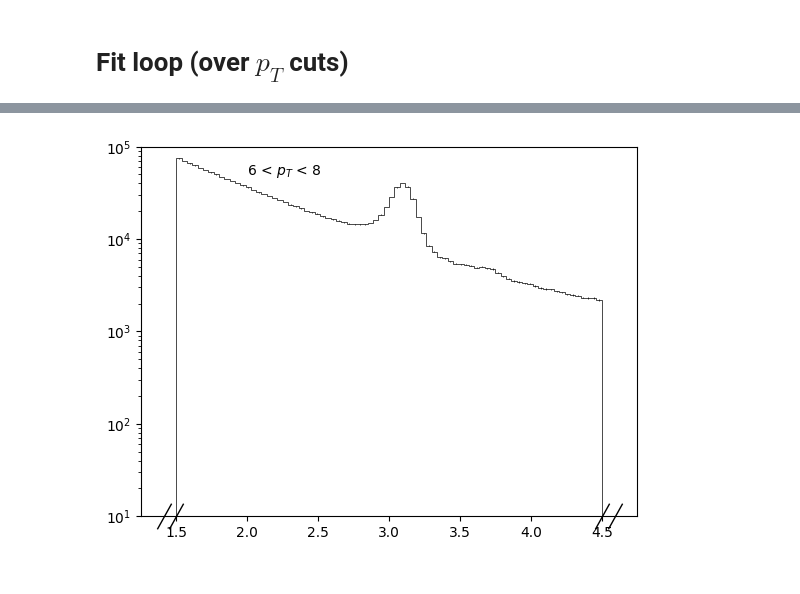
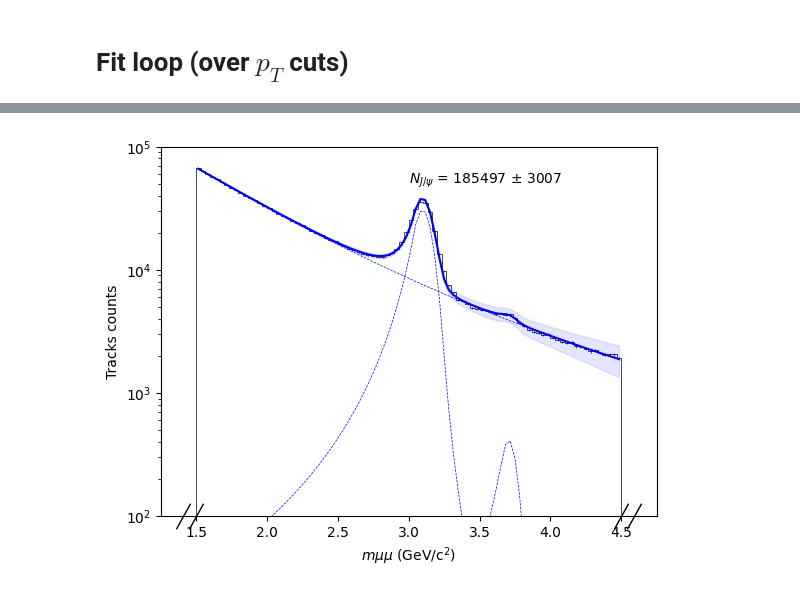
Before and after one commit to nantes-m2-rps-exp/qqbar2mumu-2023, a Jupyter notebook: notebooks/fit.ipynb, the cells around one changed output, grey strips where cells are left out. Saved outputs shown, nothing was run; the diff lists cells and outputs as text; code cells hidden in the pictures.

Commit message:
new plot for all pT

```diff
--- a/notebooks/fit.ipynb
+++ b/notebooks/fit.ipynb
@@ -334,23 +370,113 @@ fig[2].savefig('fig/final_fit.pdf')
 # %%
 def fillhist(h, type):
     f = open(f'mass/{type}.CMUL.npy', 'rb')
     for i in range(nruns):
         A = np.load(f)
         h.fill(A)
     f.close()
 
 # Fill histograms
-hmc = hist.Hist(hist.axis.Regular(bins=nbin,start=massmin,stop=massmax))
+#hmc = hist.Hist(hist.axis.Regular(bins=nbin,start=massmin,stop=massmax))
 hdata = hist.Hist(hist.axis.Regular(bins=nbin,start=massmin,stop=massmax))
 
 
-fig1 = plt.figure(2)
 #fillhist(hmc, 'mc')
 fillhist(hdata, 'data')
+
+mass, Ndata = gethistdata(hdata,massmin,massmax)
+
+
+fig = plt.figure()
+ax = plt.gca()
+
 hdata.plot(label="Selected MC events",color='black',ls='-',lw=0.5)
-setaxes(plt.gca())
+
+#########################
+#  Data background fit  #
+#########################
+
+if 1:
+    # Remove JPsi and Psi2S intervals from data in order to fit the background only
+    Dbg = ~((2.3<mass)*(mass<4.0))
+
+    # Fit bg
+    if fit_on:
+        try:
+            pfitbg, covbg = curve_fit(expVWG, mass[Dbg], (Ndata[Dbg]), sigma=np.sqrt(Ndata[Dbg]), method='trf')
+
+        except Exception as e:
+            #raise(e)
+            pass
+
+
+if 1:
+    #p0JPsi = [40248, 3.09982601e+00, 6.29620649e-02, 8.56477234e-01, 3.11309364e+00, 2.05460074e+00, 1.50361309e+00]
+    p0JPsi = [40248.03611688854, 3.1043969164973095, 0.05916830498610536, 0.9498690813388607, 3.026452516177861, 2.3298518901185084, 4.293297264238038] # Ch
+    p0Psi2S = [3e3, 3.69660321e+00, 5.93585320e-02, 7.45529120e-01, 4.99564973e+00, 2.30142894e+00, 3.08316961e+00]
+
+    # bounds
+    varbg = np.ones(np.shape(pfitbg))*0.1 # bg parameters variation factor around p0
+    varpks = np.array([10, 0.1, 0.1, *0.01*np.ones(4)])  # peaks parameters variation factor around p0
+    lb = np.array([*mklb(p0JPsi,varpks), *mklb(p0Psi2S,varpks), *mklb(pfitbg,varbg)])
+    ub = np.array([*mkub(p0JPsi,varpks), *mkub(p0Psi2S,varpks), *mkub(pfitbg,varbg)])
+    bounds = (lb,ub)
+
+    # Set p0 peaks amplitudesfrom data
+    #p0JPsi[0] = (hdata[p0JPsi[1]*1j])
+    #p0Psi2S[0] = (hdata[p0Psi2S[0]*1j])
+
+    try:
+        pfit, cov = curve_fit(
+            datamodel, mass, (Ndata),
+            sigma=np.sqrt(Ndata),
+            p0=[*p0JPsi, *p0Psi2S, *pfitbg],
+            bounds=bounds,
+            method='trf')
+
+        Nfit = datamodel(mass,*pfit)
+        NJPsi = crystalball(mass,*pfit[:7])
+        NPsi2S = crystalball(mass,*pfit[7:14])
+        ax.plot(mass, Nfit,'b')
+        ax.plot(mass, NJPsi,'--b',lw=0.5)
+        ax.plot(mass, NPsi2S,'--b',lw=0.5)
+        ax.plot(mass,(expVWG(mass,*pfit[14:])),'--b',lw=0.5)
+
+        #print(cov/abs(pfit))
+        # Fit error
+        cov[3:7] = 0
+        cov[10:14] = 0
+        errfit = np.sqrt(np.sum(np.diag(cov)))
+
+        ax.fill_between(mass, Nfit-errfit, Nfit+errfit, color='blue', alpha=0.1)
+
+        # J/psi Integral
+        IJPsi = quad(crystalball, x0, x1, args=tuple(pfit[:7]))[0]
+
+        # J/psi Integral error
+        errJPsi = np.sqrt(sig2cb(cov[:7,:7], mass, *pfit[:7]))
+        ax.text(3, 5e4, f'$N_{{J/\psi}}$ = {IJPsi/dmass:.0f} $\pm$ {errJPsi/dmass:.0f}')
+        #print(IJPsi/dmass)
+        #print(errJPsi/dmass)
+
+    except Exception as e:
+        raise(e)
+        pass
+
+# plot p0
+#ax.plot(mass[Dbg],Ndata[Dbg],'+g')
+#ax.plot(mass,(expVWG(mass,*pfitbg)),'g')
+#ax.plot(mass, crystalball(mass,*p0JPsi),'g')
+#ax.plot(mass, crystalball(mass,*p0Psi2S),'g')
+
+ax.set_ylim(1e2,1e5)
+ax.set_yscale("log")
+#ax.text(2, 5e4, f"")
+ax.set_xlabel('$m\mu\mu$ (GeV/c$^2$)')
+ax.set_ylabel("Tracks counts")
+
+fig.savefig('fig/all_pT_final_fit.pdf')
 
 #fig2 = plt.figure(3)
 #hdata.plot(label="Selected data events",color='black',ls='-',lw=0.5)
 # %% [output]
-[figure, old version]
+[figure, new version]
```
Also changed, not shown: parts of 2 cells of this notebook.
